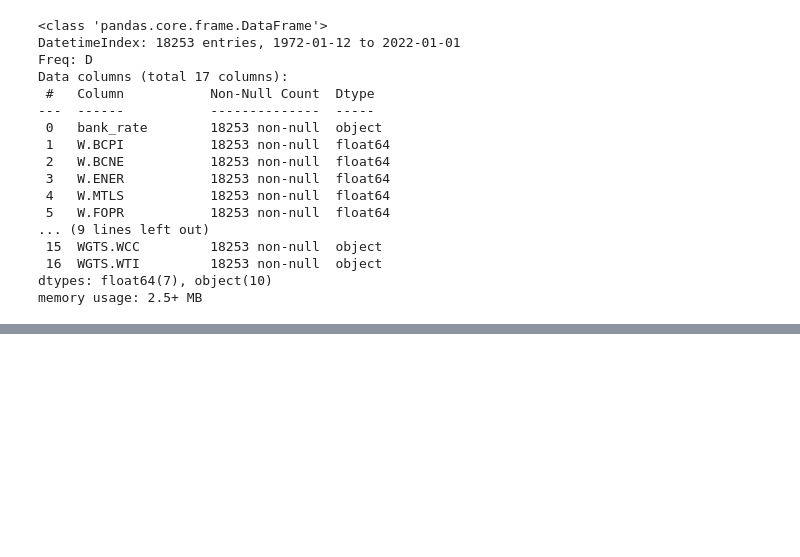
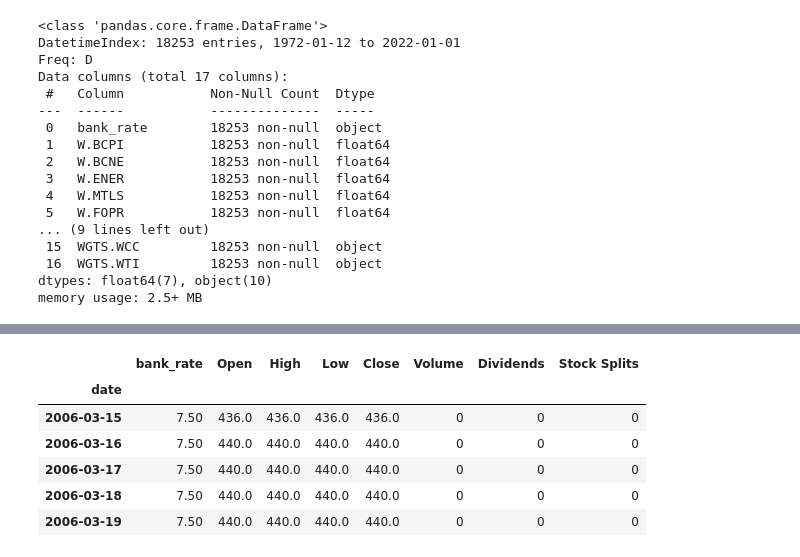
Before and after one commit to JSMarrocco/CHAMOAnalyticsDatathon2022, a Jupyter notebook: PCA/indices_processing.ipynb, the cells around one changed output, grey strips where cells are left out. Saved outputs shown, nothing was run; the diff lists cells and outputs as text; code cells hidden in the pictures; blank space fills up the shorter version.

Commit message:
us indices csv

```diff
--- a/PCA/PCA_processing.ipynb
+++ b/PCA/indices_processing.ipynb
@@ -198,0 +203,3 @@ memory usage: 2.5+ MB
+# %%
+US_interest_rate_df = stretch_to_daybyday(US_interest_rate_df)
+US_interest_rate_df.head()
@@ -198,0 +232,3 @@ memory usage: 2.5+ MB
+# %%
+GSCI_hist = stretch_to_daybyday(GSCI_hist)
+GSCI_hist.head()
@@ -198,0 +242,11 @@ memory usage: 2.5+ MB
+# %%
+us_indices_df = pd.concat([ US_interest_rate_df.set_index('date'), GSCI_hist.set_index('date')], axis=1, join='inner')
+us_indices_df.head()
+# %% [output]
+|  | bank_rate | Open | High | Low | Close | Volume | Dividends | Stock Splits |
+| date |  |  |  |  |  |  |  |  |
+| 2006-03-15 | 7.50 | 436.0 | 436.0 | 436.0 | 436.0 | 0 | 0 | 0 |
+| 2006-03-16 | 7.50 | 440.0 | 440.0 | 440.0 | 440.0 | 0 | 0 | 0 |
+| 2006-03-17 | 7.50 | 440.0 | 440.0 | 440.0 | 440.0 | 0 | 0 | 0 |
+| 2006-03-18 | 7.50 | 440.0 | 440.0 | 440.0 | 440.0 | 0 | 0 | 0 |
+| 2006-03-19 | 7.50 | 440.0 | 440.0 | 440.0 | 440.0 | 0 | 0 | 0 |
```
Also changed, not shown: parts of 13 cells of this notebook, 3 other files.
